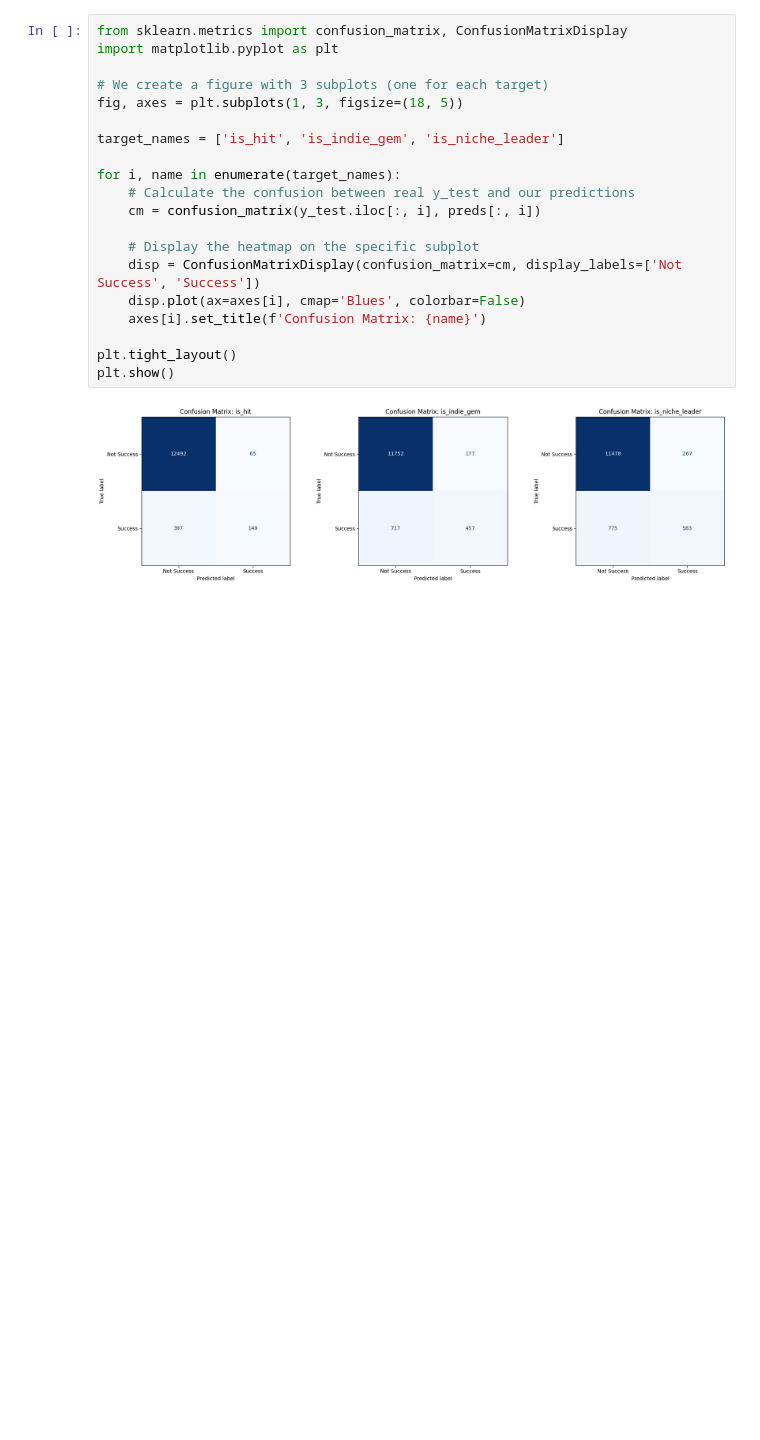
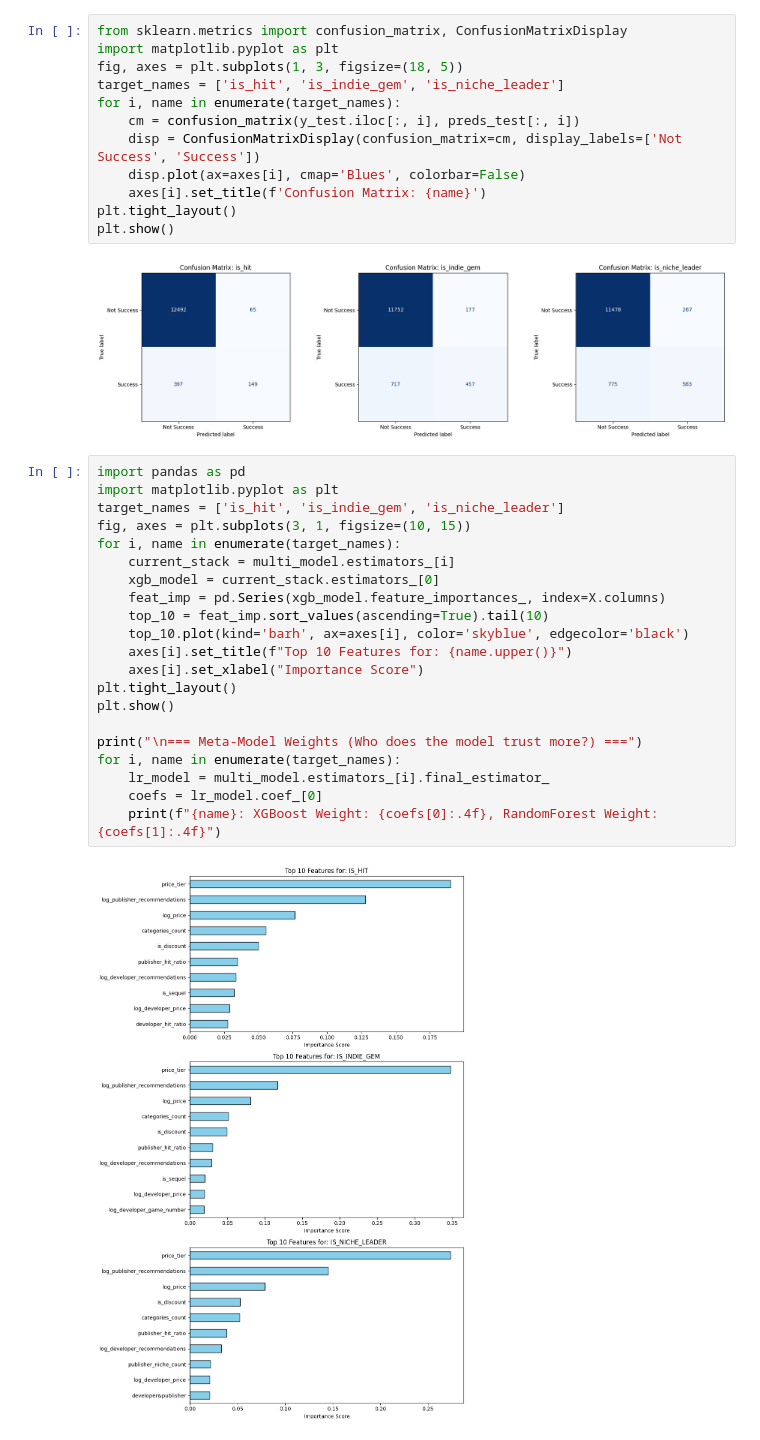
Before and after one commit to erj2231/notebooks-on-ml, a Jupyter notebook: Coursera lil proj/steam.ipynb, the cells around one changed output. Drawn from its saved outputs; the diff is of its cells as text; blank space fills up the shorter version.

Commit message:
ive made 2 graphs and model is great

```diff
--- a/Coursera lil proj/steam.ipynb
+++ b/Coursera lil proj/steam.ipynb
@@ -440,22 +440,37 @@ dtype: float32
 # %%
 from sklearn.metrics import confusion_matrix, ConfusionMatrixDisplay
 import matplotlib.pyplot as plt
-
-# We create a figure with 3 subplots (one for each target)
 fig, axes = plt.subplots(1, 3, figsize=(18, 5))
-
 target_names = ['is_hit', 'is_indie_gem', 'is_niche_leader']
-
 for i, name in enumerate(target_names):
-    # Calculate the confusion between real y_test and our predictions
-    cm = confusion_matrix(y_test.iloc[:, i], preds[:, i])
-
-    # Display the heatmap on the specific subplot
+    cm = confusion_matrix(y_test.iloc[:, i], preds_test[:, i])
     disp = ConfusionMatrixDisplay(confusion_matrix=cm, display_labels=['Not Success', 'Success'])
     disp.plot(ax=axes[i], cmap='Blues', colorbar=False)
     axes[i].set_title(f'Confusion Matrix: {name}')
-
 plt.tight_layout()
 plt.show()
 # %% [output]
 [figure]
+# %%
+import pandas as pd
+import matplotlib.pyplot as plt
+target_names = ['is_hit', 'is_indie_gem', 'is_niche_leader']
+fig, axes = plt.subplots(3, 1, figsize=(10, 15))
+for i, name in enumerate(target_names):
+    current_stack = multi_model.estimators_[i]
+    xgb_model = current_stack.estimators_[0]
+    feat_imp = pd.Series(xgb_model.feature_importances_, index=X.columns)
+    top_10 = feat_imp.sort_values(ascending=True).tail(10)
+    top_10.plot(kind='barh', ax=axes[i], color='skyblue', edgecolor='black')
+    axes[i].set_title(f"Top 10 Features for: {name.upper()}")
+    axes[i].set_xlabel("Importance Score")
+plt.tight_layout()
+plt.show()
+
+print("\n=== Meta-Model Weights (Who does the model trust more?) ===")
+for i, name in enumerate(target_names):
+    lr_model = multi_model.estimators_[i].final_estimator_
+    coefs = lr_model.coef_[0]
+    print(f"{name}: XGBoost Weight: {coefs[0]:.4f}, RandomForest Weight: {coefs[1]:.4f}")
+# %% [output]
+[figure, added]
```
Also changed, not shown: parts of 1 cell of this notebook.
